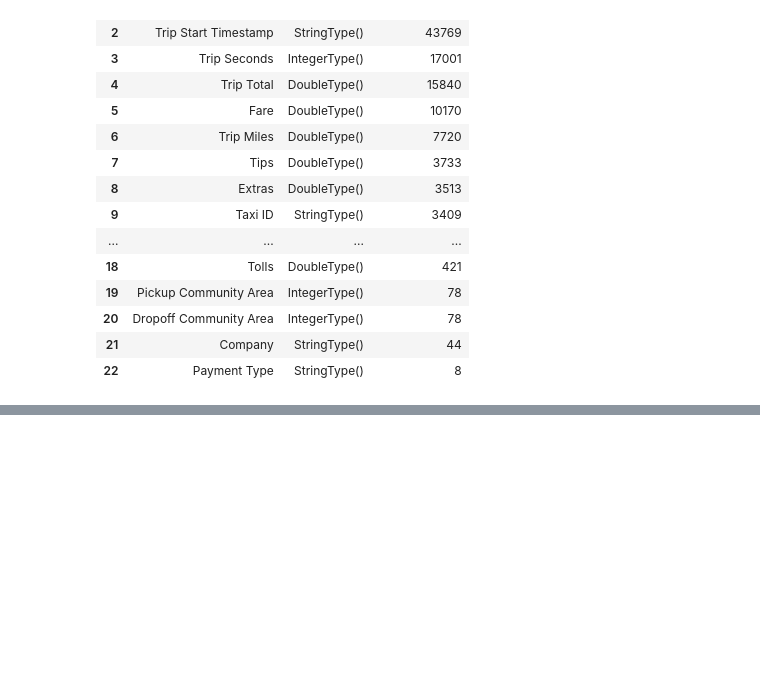
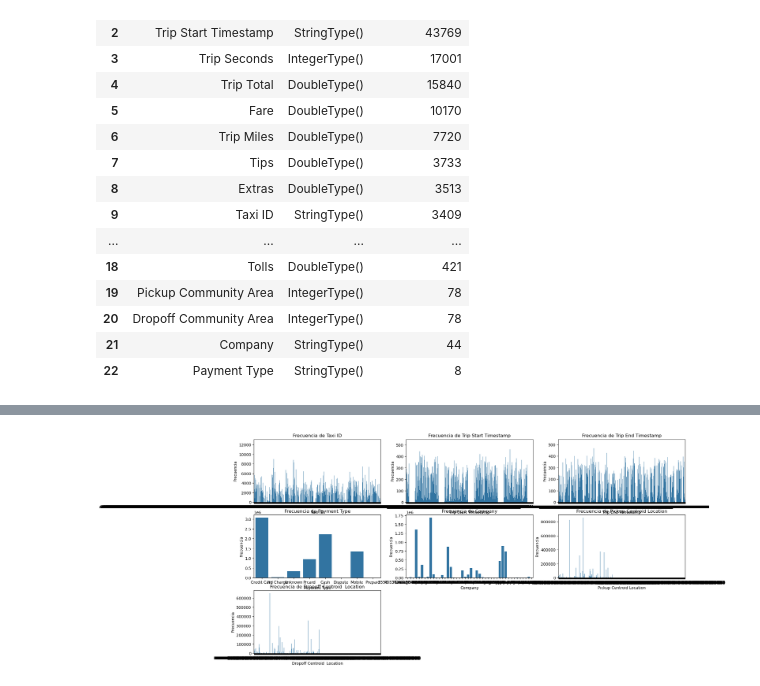
Before and after one commit to Dustec/BigData-Team26, a Jupyter notebook: Notebook.ipynb, the cells around one changed output, grey strips where cells are left out. Cells and saved outputs as stored; diff of their text form; code cells hidden in the pictures; blank space fills up the shorter version.

```diff
--- a/Notebook.ipynb
+++ b/Notebook.ipynb
@@ -214,0 +276,30 @@ numeric_cols = [
+# %%
+categoric_cols_to_plot = [
+    # "Trip ID", // Id único por registro, no es necesario gráficar.
+    "Taxi ID",
+    "Trip Start Timestamp",
+    "Trip End Timestamp",
+    "Payment Type",
+    "Company",
+    "Pickup Centroid Location",
+    "Dropoff Centroid  Location"
+]
+# Visualización de los valores de las columnas categóricas
+plt.figure(figsize=(20, 10))
+
+for i, column in enumerate(categoric_cols_to_plot, 1):
+    plt.subplot(3, 3, i)
+    # Contar las frecuencias de cada categoría
+    df_filtered = dftaxytrips.select(column).dropna()  # Eliminar valores nulos
+    value_counts = df_filtered.groupBy(column).count().toPandas()
+
+    # Gráfico de barras para cada columna
+    sns.barplot(x=column, y="count", data=value_counts)
+    plt.title(f"Frecuencia de {column}")
+    plt.xlabel(column)
+    plt.ylabel("Frecuencia")
+
+plt.tight_layout()
+plt.show()
+# %% [output]
+[figure, added]
```
Also changed, not shown: parts of 8 cells of this notebook.
